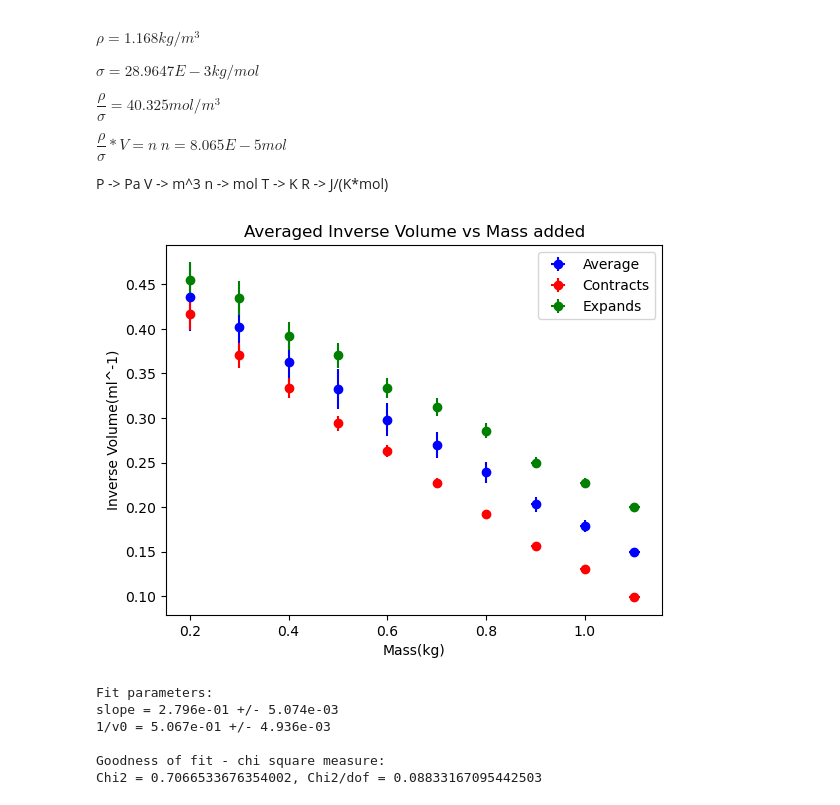
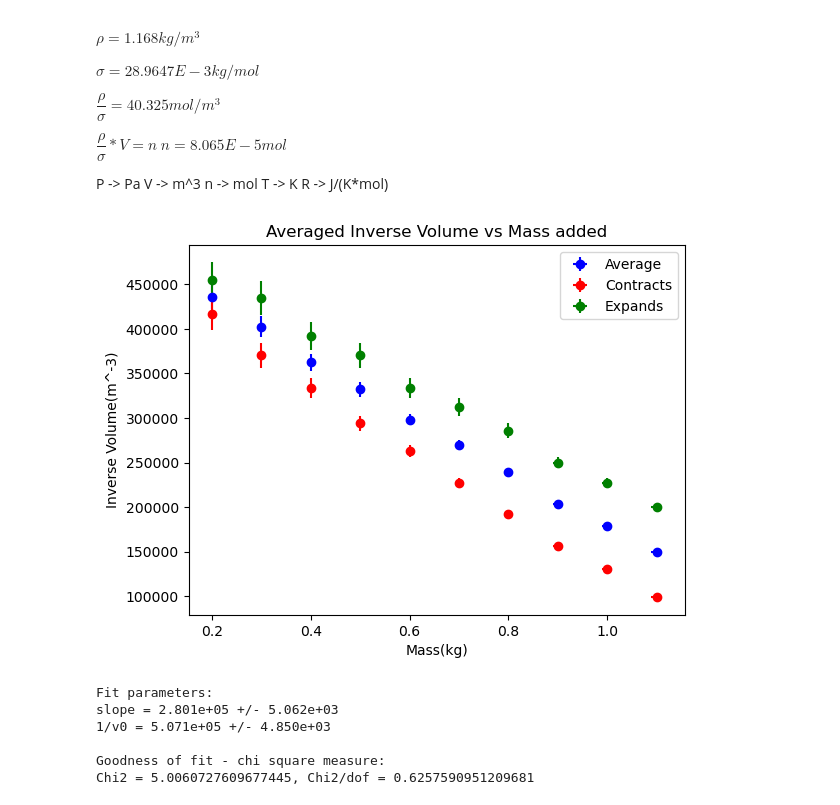
Before and after one commit to JadenMajid/Experiment-2-229, a Jupyter notebook: Logy Experiment Notes.ipynb, the cells around one changed output. Drawn from its saved outputs; the diff is of its cells as text; code cells hidden in the pictures.

```diff
--- a/Logy Experiment Notes.ipynb
+++ b/Logy Experiment Notes.ipynb
@@ -131,37 +131,37 @@ avg_y_sigma = data[:, 3]
 plt.errorbar(x, y, avg_y_sigma, avg_x_sigma, "bo")
 
 fname = 'GasContractsData.csv'
 
 data = np.loadtxt(fname, delimiter=',', comments='#',
-                  usecols=(1, 2, 6, 7))
+                  usecols=(1, 2, 7, 8))
 
 x = data[:, 0]
 y = data[:, 2]
 con_x_sigma = data[:, 1]
 con_y_sigma = data[:, 3]
 
 plt.errorbar(x, y, yerr=con_y_sigma, xerr=con_x_sigma, fmt='ro')
 
 fname = 'GasExpandsData.csv'
 
 data = np.loadtxt(fname, delimiter=',', comments='#',
-                  usecols=(1, 2, 6, 7))
+                  usecols=(1, 2, 7, 8))
 
 x = data[:, 0]
 y = data[:, 2]
 ex_x_sigma = data[:, 1]
 ex_y_sigma = data[:, 3]
 
 plt.errorbar(x, y, yerr=ex_y_sigma, xerr=ex_x_sigma, fmt='go')
 
 plt.title("Averaged Inverse Volume vs Mass added")
 plt.legend(["Average", "Contracts", "Expands"])
 plt.xlabel("Mass(kg)")
-plt.ylabel("Inverse Volume(ml^-1)")
+plt.ylabel("Inverse Volume(m^-3)")
 
 plt.show()
 # %% [output]
-[figure, old version]
+[figure, new version]
 # %%
 """Code for fitting and finding chi squared of data vs fit"""
 
@@ -201,8 +201,8 @@ print("\nGoodness of fit - chi square measure:")
 print("Chi2 = {}, Chi2/dof = {}\n".format(chi2, chi2/dof))
 # %% [output]
 Fit parameters:
-slope = 2.796e-01 +/- 5.074e-03
-1/v0 = 5.067e-01 +/- 4.936e-03
+slope = 2.801e+05 +/- 5.062e+03
+1/v0 = 5.071e+05 +/- 4.850e+03
 
 Goodness of fit - chi square measure:
-Chi2 = 0.7066533676354002, Chi2/dof = 0.08833167095442503
+Chi2 = 5.0060727609677445, Chi2/dof = 0.6257590951209681
```
Also changed, not shown: parts of 2 cells of this notebook.
